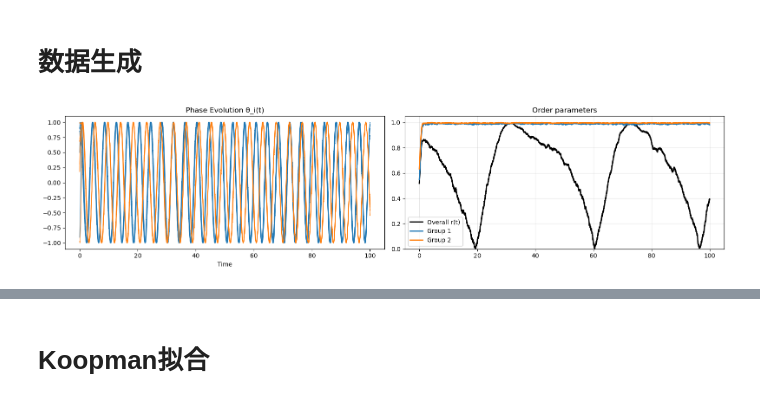
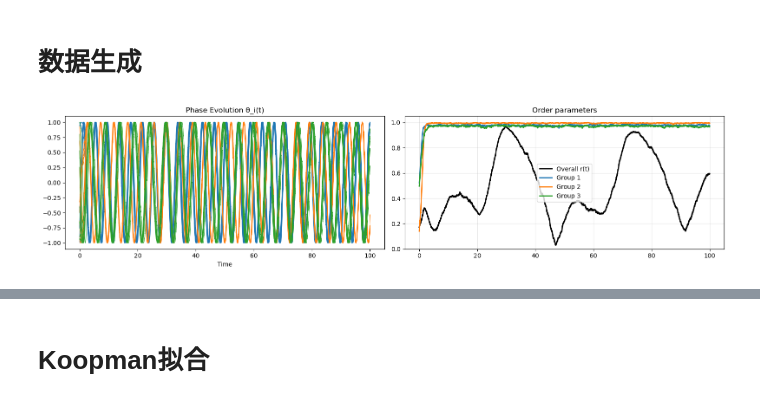
Before and after one commit to Matthew-ymz/koopCE, a Jupyter notebook: notebooks/examp_kuramoto.ipynb, the cells around one changed output, grey strips where cells are left out. Saved outputs shown, nothing was run; the diff lists cells and outputs as text; code cells hidden in the pictures.

Commit message:
ymz kuramoto pysindy

```diff
--- a/notebooks/examp_kuramoto.ipynb
+++ b/notebooks/examp_kuramoto.ipynb
@@ -12,14 +12,15 @@ from tools import plot_main, plot_clustered_kuramoto
 # %% [markdown]
 # 数据生成
 # %%
-N=12
-X_embed, K_matrix = plot_clustered_kuramoto(
+N=24
+X_train, K_matrix = plot_clustered_kuramoto(
     N=N,          # 振子数
-    n_clusters=2,  # 团数
+    n_clusters=3,  # 团数
     K_intra=5,   # 团内耦合
     K_inter=0.1,   # 团间耦合
     noise=0.01,
-    T=100
+    T=100,
+    random_state=0
 )
 # %% [output]
-[figure, old version]
+[figure, new version]
```
Also changed, not shown: parts of 7 cells of this notebook, 1 other file.
